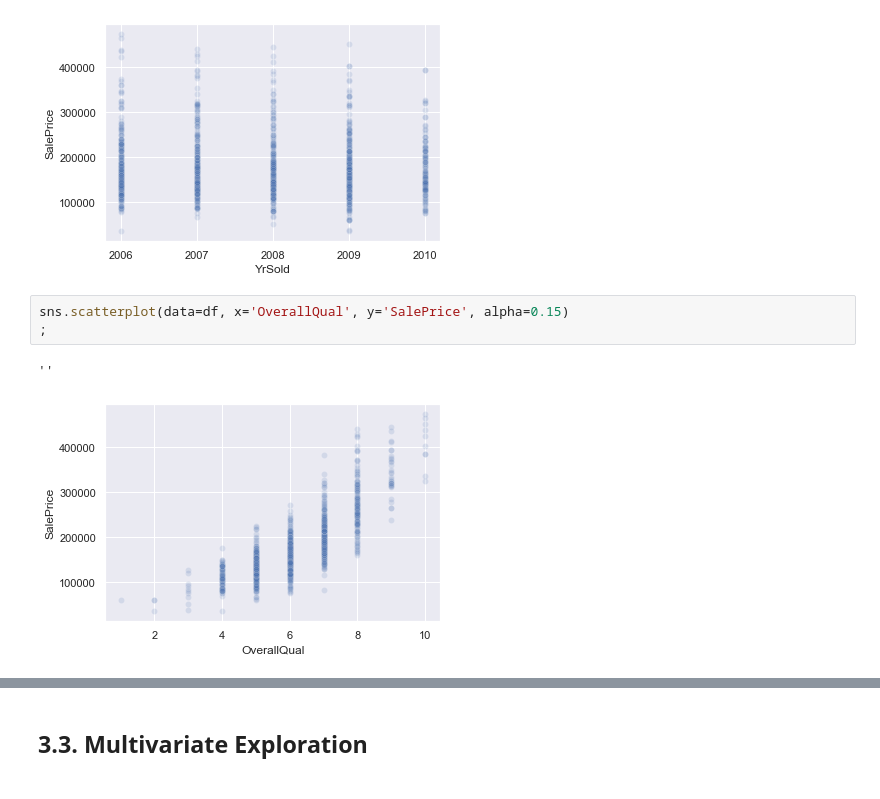
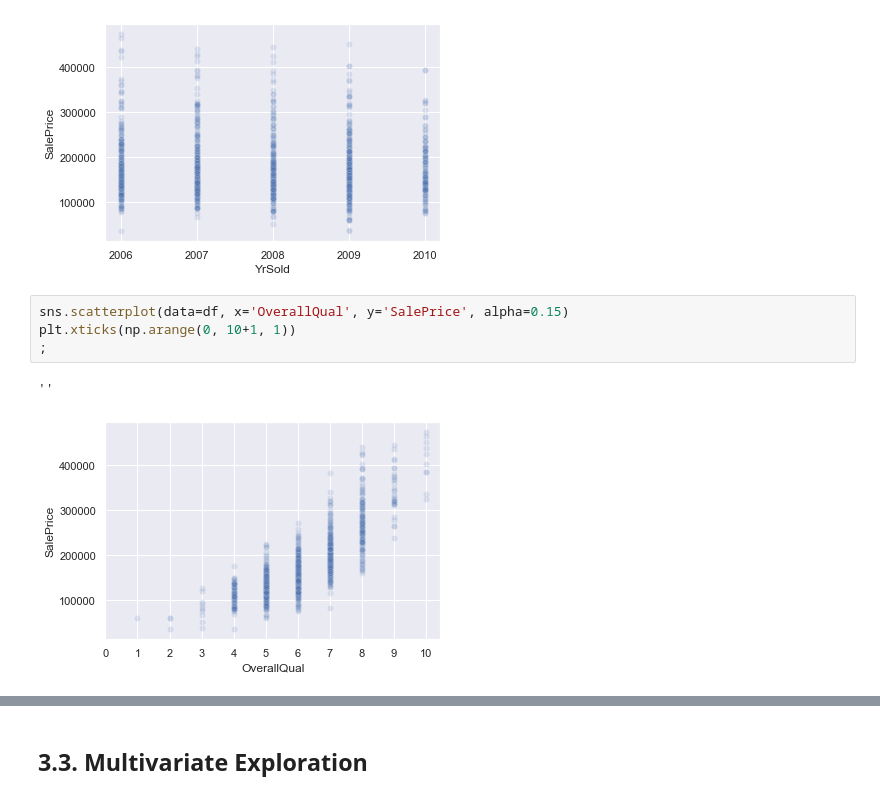
Before and after one commit to Moaaz-Mahmoud/Third-Year-Electrical-Testing-3A, a Jupyter notebook: class-3-data_analysis_and_ml/house-pricing/src.ipynb, the cells around one changed output, grey strips where cells are left out. Drawn from its saved outputs; the diff is of its cells as text.

```diff
--- a/class-3-data_analysis_and_ml/house-pricing/src.ipynb
+++ b/class-3-data_analysis_and_ml/house-pricing/src.ipynb
@@ -421,7 +376,8 @@ plt.xticks(np.arange(2006, 2010+1, 1))
 [figure]
 # %%
 sns.scatterplot(data=df, x='OverallQual', y='SalePrice', alpha=0.15)
+plt.xticks(np.arange(0, 10+1, 1))
 ;
 # %% [output]
 ''
-[figure, old version]
+[figure, new version]
```
Also changed, not shown: parts of 38 cells of this notebook.
